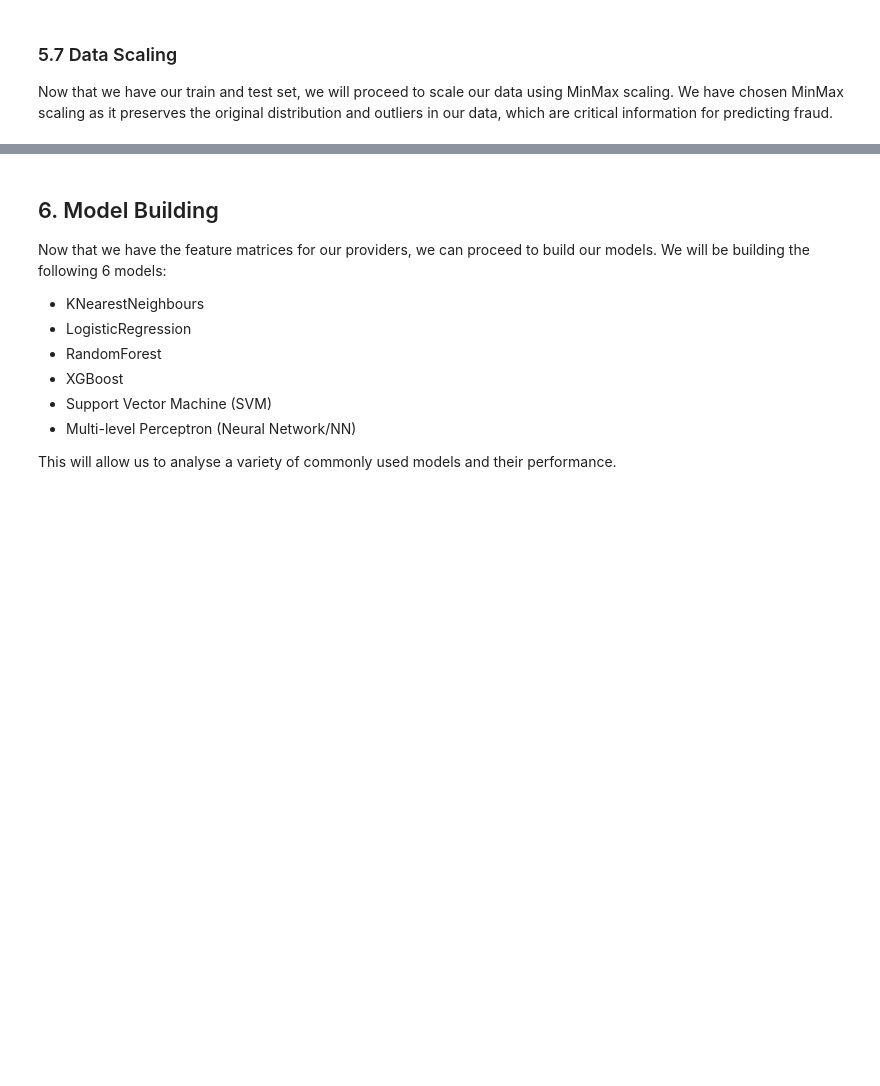
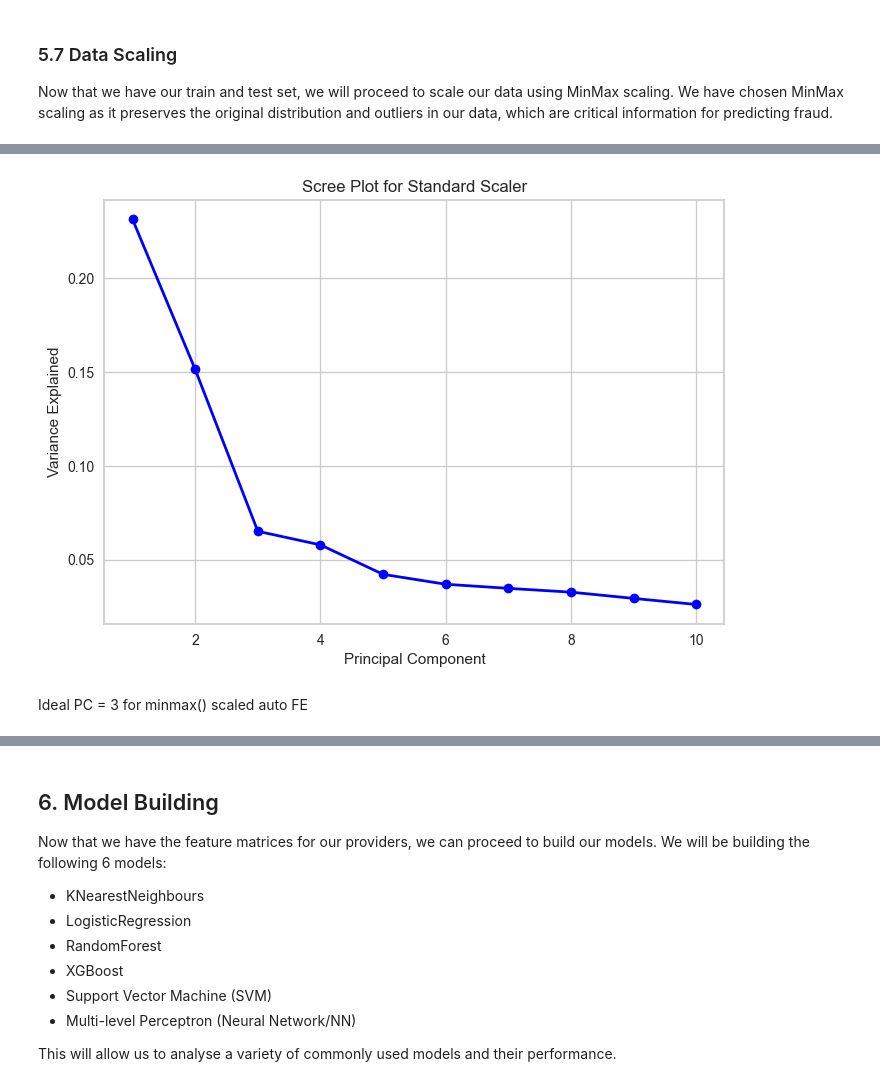
Before and after one commit to HiredOne/BT4012_G7, a Jupyter notebook: BT4012_Group_7_Medical_Provider_Fraud_Detection.ipynb, the cells around one changed output, grey strips where cells are left out. Cells and saved outputs as stored; diff of their text form; code cells hidden in the pictures; blank space fills up the shorter version.

```diff
--- a/BT4012_Group_7_Medical_Provider_Fraud_Detection.ipynb
+++ b/BT4012_Group_7_Medical_Provider_Fraud_Detection.ipynb
@@ -1044,0 +1120,12 @@ X_test[cols_to_scale] = minmaxScaler.transform(X_test[cols_to_scale])
+# %%
+# Perform PCA with 10 components on the standard scaled dataset
+pca = PCA(n_components=10, random_state=0)
+pca.fit(X_train)
+
+# Create a DataFrame to store the PCA results
+PCA_ds = pd.DataFrame(pca.transform(X_train),
+                      columns=["col1", "col2", "col3","col4","col5",'col6','col7','col8','col9','col10'])
+
+# Display summary statistics of the PCA results
+PCA_summary = PCA_ds.describe().T
+print(PCA_summary)
@@ -1044,0 +1150,11 @@ X_test[cols_to_scale] = minmaxScaler.transform(X_test[cols_to_scale])
+# %%
+PC_values = np.arange(pca.n_components_) + 1
+plt.plot(PC_values, pca.explained_variance_ratio_, 'o-', linewidth=2, color='blue')
+plt.title('Scree Plot for Standard Scaler')
+plt.xlabel('Principal Component')
+plt.ylabel('Variance Explained')
+plt.show()
+# %% [output]
+[figure, added]
+# %% [markdown]
+Ideal PC = 3 for minmax() scaled auto FE
```
Also changed, not shown: parts of 280 cells of this notebook.
